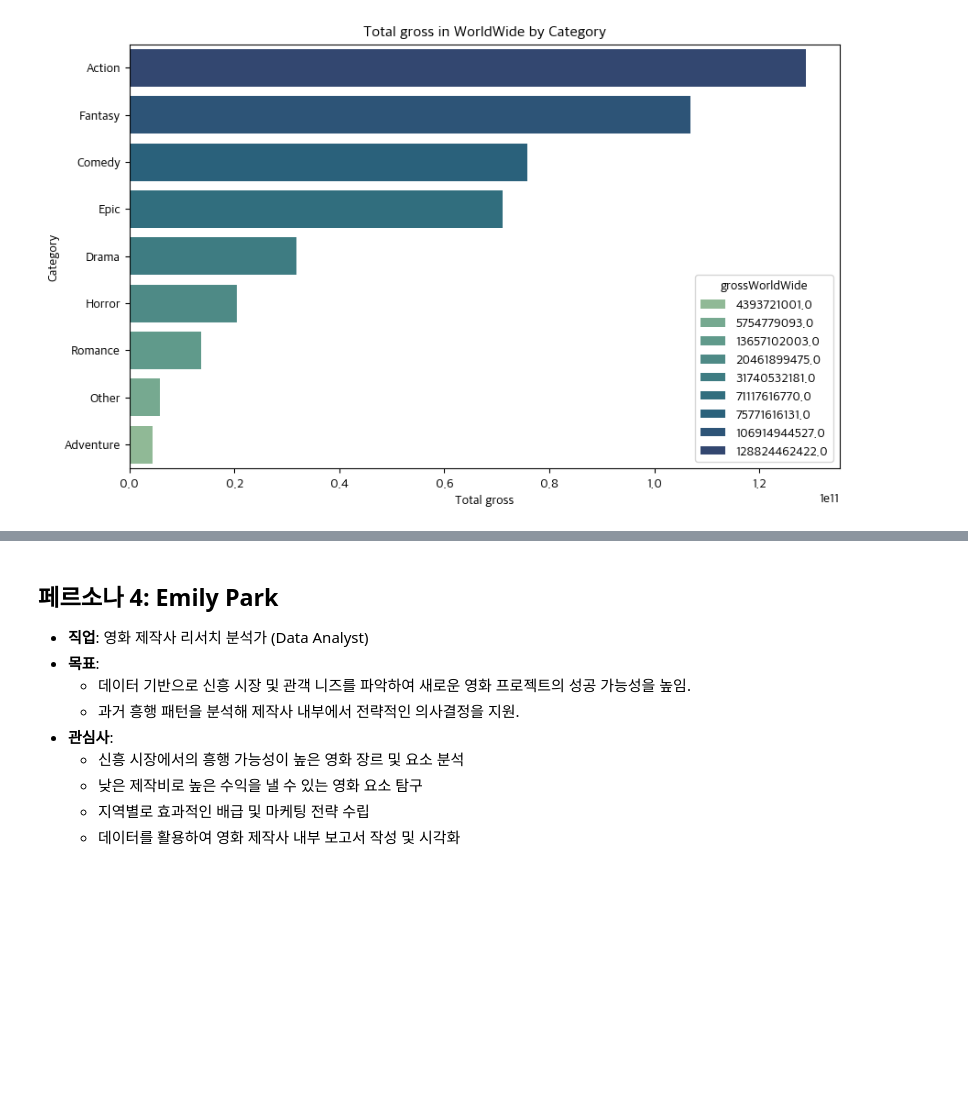
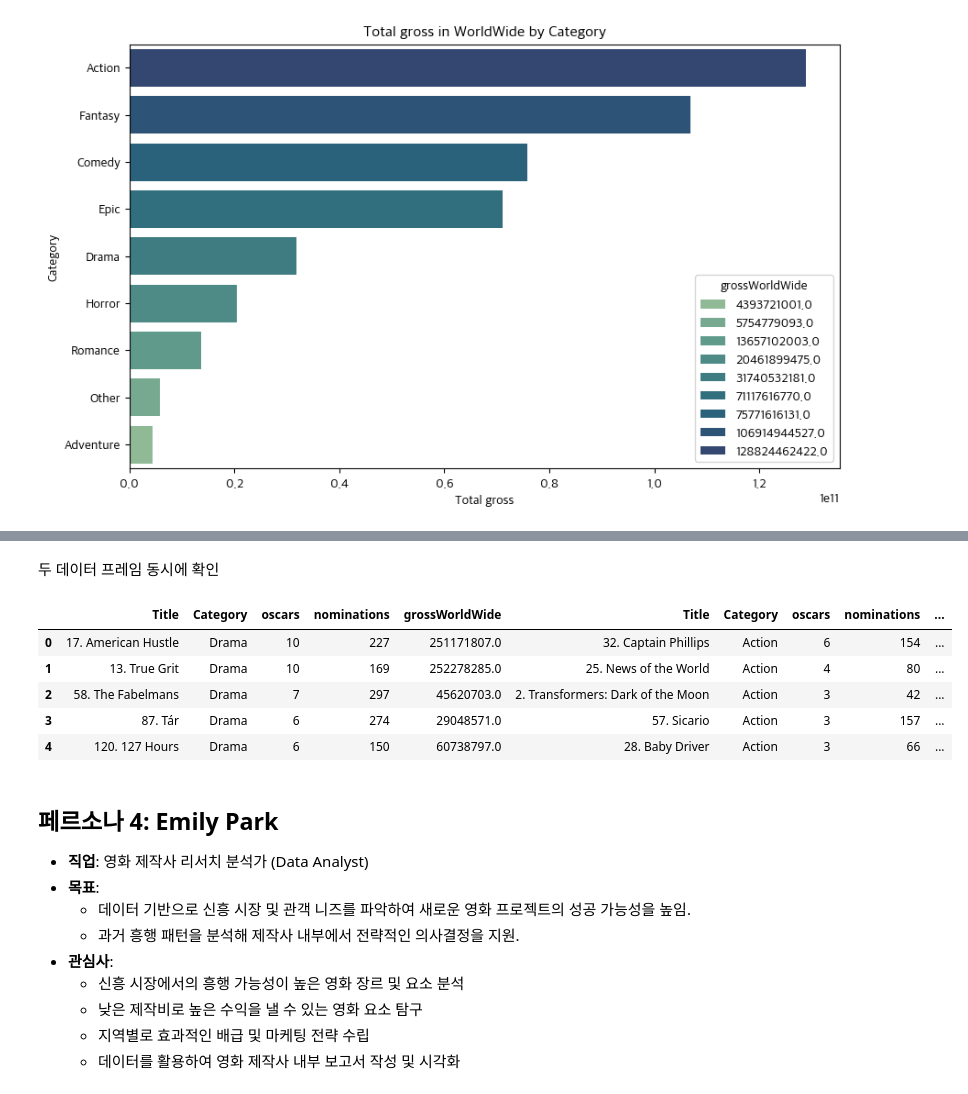
Before and after one commit to Encore-SKN-9/eda_2team, a Jupyter notebook: EDA.ipynb, the cells around one changed output, grey strips where cells are left out. Cells and saved outputs as stored; diff of their text form; code cells hidden in the pictures; blank space fills up the shorter version.

```diff
--- a/EDA.ipynb
+++ b/EDA.ipynb
@@ -649,0 +647,5 @@ plt.show()
+# %%
+action_top5 = gg_df[gg_df['Category'] == 'Action']
+action_top5 = action_top5.sort_values(by='oscars', ascending=False).head(5).reset_index()
+action_top5.drop(columns=['index'], inplace=True)
+action_top5
@@ -650,3 +659,14 @@ plt.show()
+# %% [markdown]
+두 데이터 프레임 동시에 확인
+# %%
+pd.concat([drama_top5, action_top5], axis=1)
+# %% [output]
+|  | Title | Category | oscars | nominations | grossWorldWide | Title | Category | oscars | nominations | ... |
+| 0 | 17. American Hustle | Drama | 10 | 227 | 251171807.0 | 32. Captain Phillips | Action | 6 | 154 | ... |
+| 1 | 13. True Grit | Drama | 10 | 169 | 252278285.0 | 25. News of the World | Action | 4 | 80 | ... |
+| 2 | 58. The Fabelmans | Drama | 7 | 297 | 45620703.0 | 2. Transformers: Dark of the Moon | Action | 3 | 42 | ... |
+| 3 | 87. Tár | Drama | 6 | 274 | 29048571.0 | 57. Sicario | Action | 3 | 157 | ... |
+| 4 | 120. 127 Hours | Drama | 6 | 150 | 60738797.0 | 28. Baby Driver | Action | 3 | 66 | ... |
 # %% [markdown]
 ## **페르소나 4: Emily Park**
 - **직업**: 영화 제작사 리서치 분석가 (Data Analyst)
```
Also changed, not shown: parts of 3 cells of this notebook.
